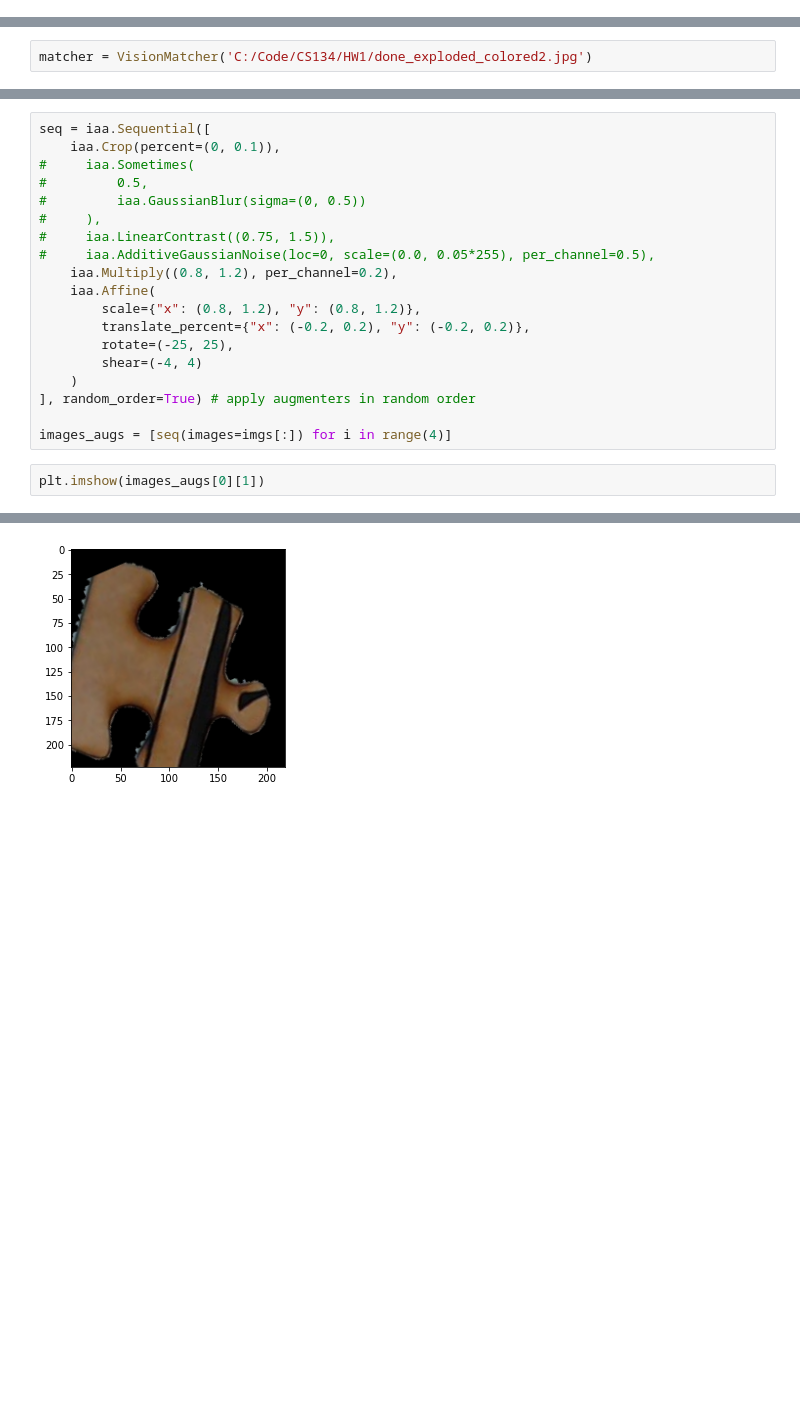
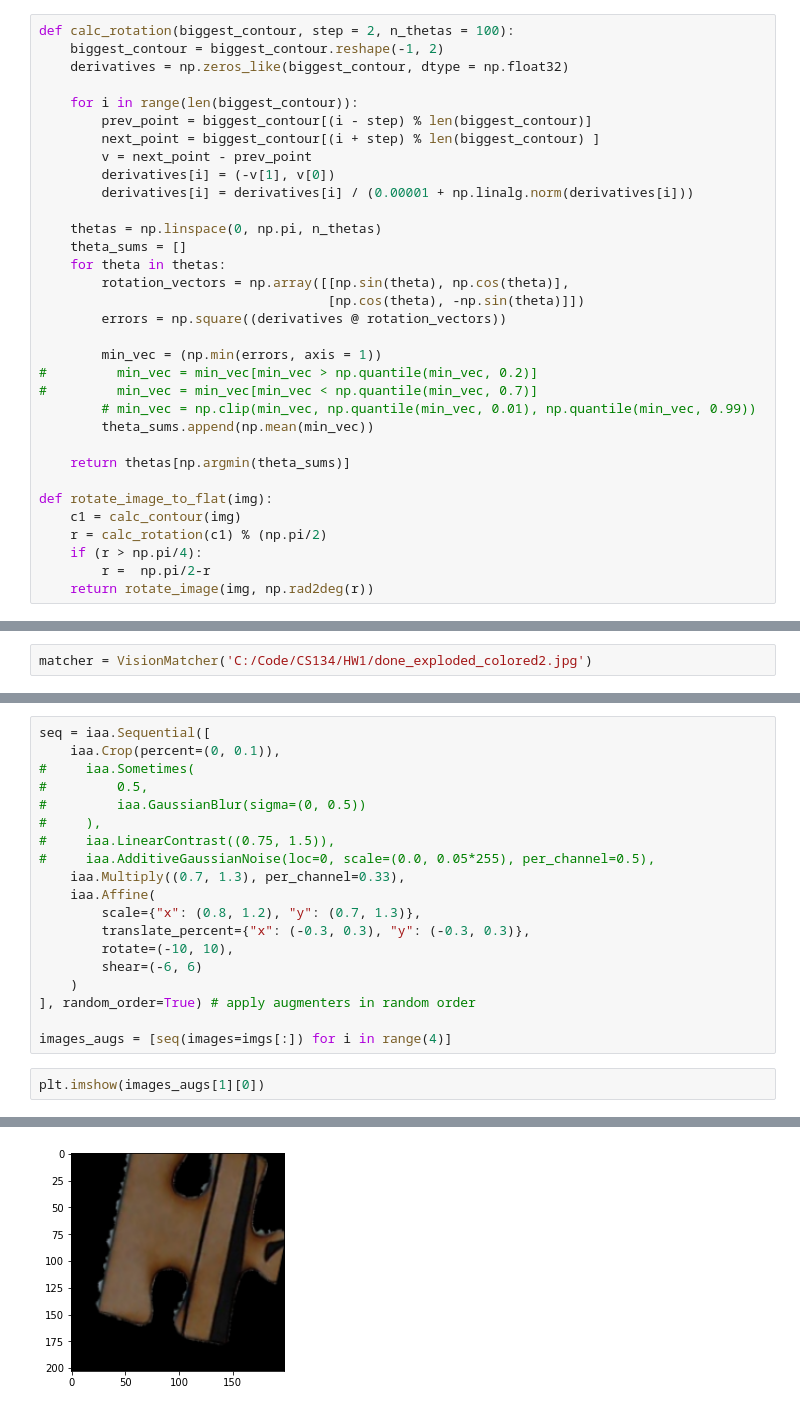
Before and after one commit to ME-134/PuzzleBot, a Jupyter notebook: scripts/Rotation.ipynb, the cells around one changed output, grey strips where cells are left out. Cells and saved outputs as stored; diff of their text form; blank space fills up the shorter version.

```diff
--- a/scripts/Rotation.ipynb
+++ b/scripts/Rotation.ipynb
@@ -58,0 +43,33 @@ for img_list1 in img_lists:
+# %%
+def calc_rotation(biggest_contour, step = 2, n_thetas = 100):
+    biggest_contour = biggest_contour.reshape(-1, 2)
+    derivatives = np.zeros_like(biggest_contour, dtype = np.float32)
+
+    for i in range(len(biggest_contour)):
+        prev_point = biggest_contour[(i - step) % len(biggest_contour)]
+        next_point = biggest_contour[(i + step) % len(biggest_contour) ]
+        v = next_point - prev_point
+        derivatives[i] = (-v[1], v[0])
+        derivatives[i] = derivatives[i] / (0.00001 + np.linalg.norm(derivatives[i]))
+
+    thetas = np.linspace(0, np.pi, n_thetas)
+    theta_sums = []
+    for theta in thetas:
+        rotation_vectors = np.array([[np.sin(theta), np.cos(theta)],
+                                     [np.cos(theta), -np.sin(theta)]])
+        errors = np.square((derivatives @ rotation_vectors))
+
+        min_vec = (np.min(errors, axis = 1))
+#         min_vec = min_vec[min_vec > np.quantile(min_vec, 0.2)]
+#         min_vec = min_vec[min_vec < np.quantile(min_vec, 0.7)]
+        # min_vec = np.clip(min_vec, np.quantile(min_vec, 0.01), np.quantile(min_vec, 0.99))
+        theta_sums.append(np.mean(min_vec))
+
+    return thetas[np.argmin(theta_sums)]
+
+def rotate_image_to_flat(img):
+    c1 = calc_contour(img)
+    r = calc_rotation(c1) % (np.pi/2)
+    if (r > np.pi/4):
+        r =  np.pi/2-r
+    return rotate_image(img, np.rad2deg(r))
@@ -67,19 +140,19 @@ seq = iaa.Sequential([
 #     ),
 #     iaa.LinearContrast((0.75, 1.5)),
 #     iaa.AdditiveGaussianNoise(loc=0, scale=(0.0, 0.05*255), per_channel=0.5),
-    iaa.Multiply((0.8, 1.2), per_channel=0.2),
+    iaa.Multiply((0.7, 1.3), per_channel=0.33),
     iaa.Affine(
-        scale={"x": (0.8, 1.2), "y": (0.8, 1.2)},
-        translate_percent={"x": (-0.2, 0.2), "y": (-0.2, 0.2)},
-        rotate=(-25, 25),
-        shear=(-4, 4)
+        scale={"x": (0.8, 1.2), "y": (0.7, 1.3)},
+        translate_percent={"x": (-0.3, 0.3), "y": (-0.3, 0.3)},
+        rotate=(-10, 10),
+        shear=(-6, 6)
     )
 ], random_order=True) # apply augmenters in random order
 
 images_augs = [seq(images=imgs[:]) for i in range(4)]
 # %%
-plt.imshow(images_augs[0][1])
+plt.imshow(images_augs[1][0])
 # %% [output]
 <matplotlib.image.AxesImage at 0x...>
-[figure, old version]
+[figure, new version]
 # %%
```
Also changed, not shown: parts of 16 cells of this notebook, 3 other files.
